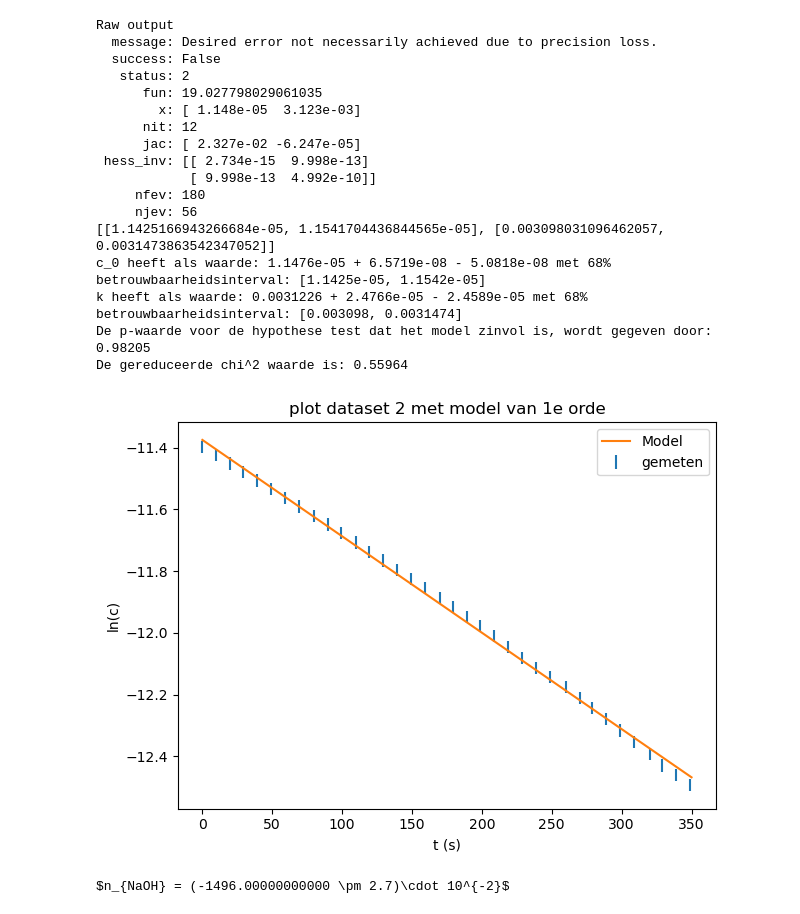
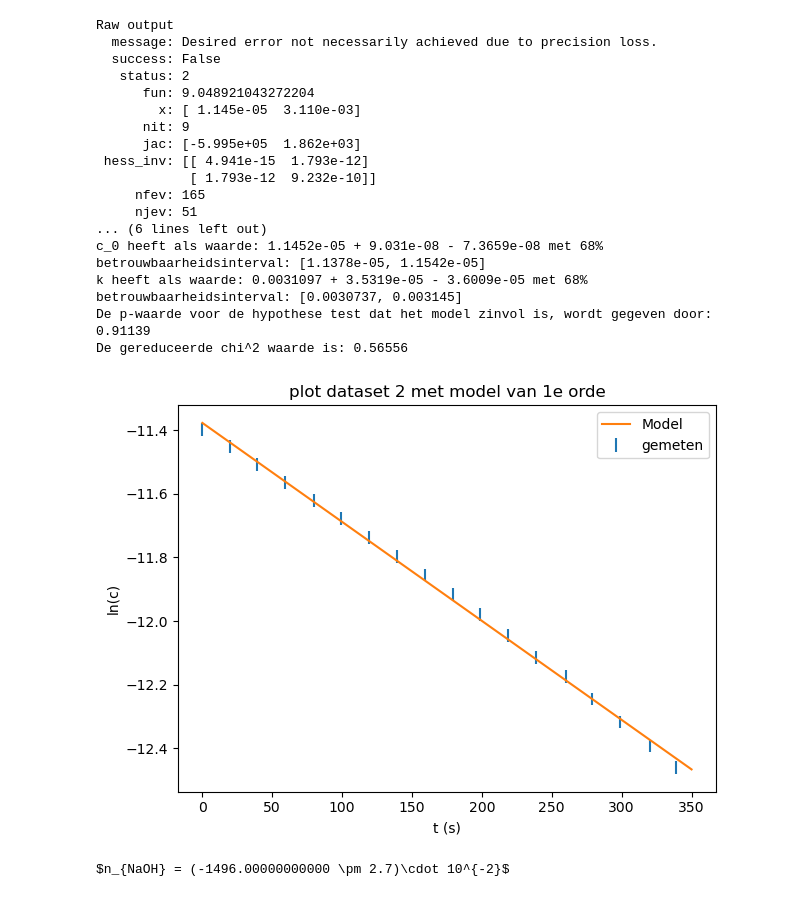
Before and after one commit to justlearning42/Experimentele_vscode, a Jupyter notebook: kinetica.ipynb, the cells around one changed output. Drawn from its saved outputs; the diff is of its cells as text; code cells hidden in the pictures.

```diff
--- a/kinetica.ipynb
+++ b/kinetica.ipynb
@@ -225,8 +214,8 @@ for i in range(36): #alle meetpunten afgaan --let op! het is 0.06, niet 0.006!
     tijdsverschil = (minuut-tijd_0[0])*60 + (seconde-tijd_0[1])
     tijden_set_2.append(tijdsverschil)
 
-absorbanties_set_2 = np.array(absorbanties_set_2)
-tijden_set_2 = np.array(tijden_set_2)
+absorbanties_set_2 = np.array(absorbanties_set_2)[::2]
+tijden_set_2 = np.array(tijden_set_2)[::2]
 print(absorbanties_set_2)
 print(tijden_set_2)
 
@@ -330,41 +314,41 @@ De gereduceerde chi^2 waarde is: 5.3553
 # %%
 # tweede set metingen: 0e orde
 def initial_vals(x,y):
     return [1.087e-5,2.1e-8]
 
 
-parameters = ['c_0', 'k', 'orde']
+parameters = ['c_0', 'k']
 outp = fit(parameters, snelheidsmodel_1eorde, initial_vals, tijden_set_2, concentraties_set_2 , fouten_set_2 )
 parameterwaarden = [fitwaarde[0] for fitwaarde in outp]
 
 fig,ax = plt.subplots(1,1)
 ax.errorbar(tijden_set_2,np.log(concentraties_set_2 ),linestyle = '', label = 'gemeten', yerr = fouten_set_2 /concentraties_set_2 )
 ax.set_ylabel('ln(c)')
 t = np.linspace(0,350)
 ax.plot(t, np.log(snelheidsmodel_1eorde(t, parameterwaarden)),label = 'Model')
 ax.set_title('plot dataset 2 met model van 1e orde')
 ax.set_xlabel('t (s)')
 ax.legend()
 plt.tight_layout();plt.show()
 # %% [output]
 Raw output
   message: Desired error not necessarily achieved due to precision loss.
   success: False
    status: 2
-      fun: 19.027798029061035
-        x: [ 1.148e-05  3.123e-03]
-      nit: 12
-      jac: [ 2.327e-02 -6.247e-05]
- hess_inv: [[ 2.734e-15  9.998e-13]
-            [ 9.998e-13  4.992e-10]]
-     nfev: 180
-     njev: 56
-[[1.1425166943266684e-05, 1.1541704436844565e-05], [0.003098031096462057, 0.0031473863542347052]]
-c_0 heeft als waarde: 1.1476e-05 + 6.5719e-08 - 5.0818e-08 met 68% betrouwbaarheidsinterval: [1.1425e-05, 1.1542e-05]
-k heeft als waarde: 0.0031226 + 2.4766e-05 - 2.4589e-05 met 68% betrouwbaarheidsinterval: [0.003098, 0.0031474]
-De p-waarde voor de hypothese test dat het model zinvol is, wordt gegeven door: 0.98205
-De gereduceerde chi^2 waarde is: 0.55964
+      fun: 9.048921043272204
+        x: [ 1.145e-05  3.110e-03]
+      nit: 9
+      jac: [-5.995e+05  1.862e+03]
+ hess_inv: [[ 4.941e-15  1.793e-12]
+            [ 1.793e-12  9.232e-10]]
+     nfev: 165
+     njev: 51
+... (6 lines left out)
+c_0 heeft als waarde: 1.1452e-05 + 9.031e-08 - 7.3659e-08 met 68% betrouwbaarheidsinterval: [1.1378e-05, 1.1542e-05]
+k heeft als waarde: 0.0031097 + 3.5319e-05 - 3.6009e-05 met 68% betrouwbaarheidsinterval: [0.0030737, 0.003145]
+De p-waarde voor de hypothese test dat het model zinvol is, wordt gegeven door: 0.91139
+De gereduceerde chi^2 waarde is: 0.56556
-[figure, old version]
+[figure, new version]
 # %%
 #bepaling van de orde van NaOH
 
```
Also changed, not shown: parts of 8 cells of this notebook, 1 other file.
